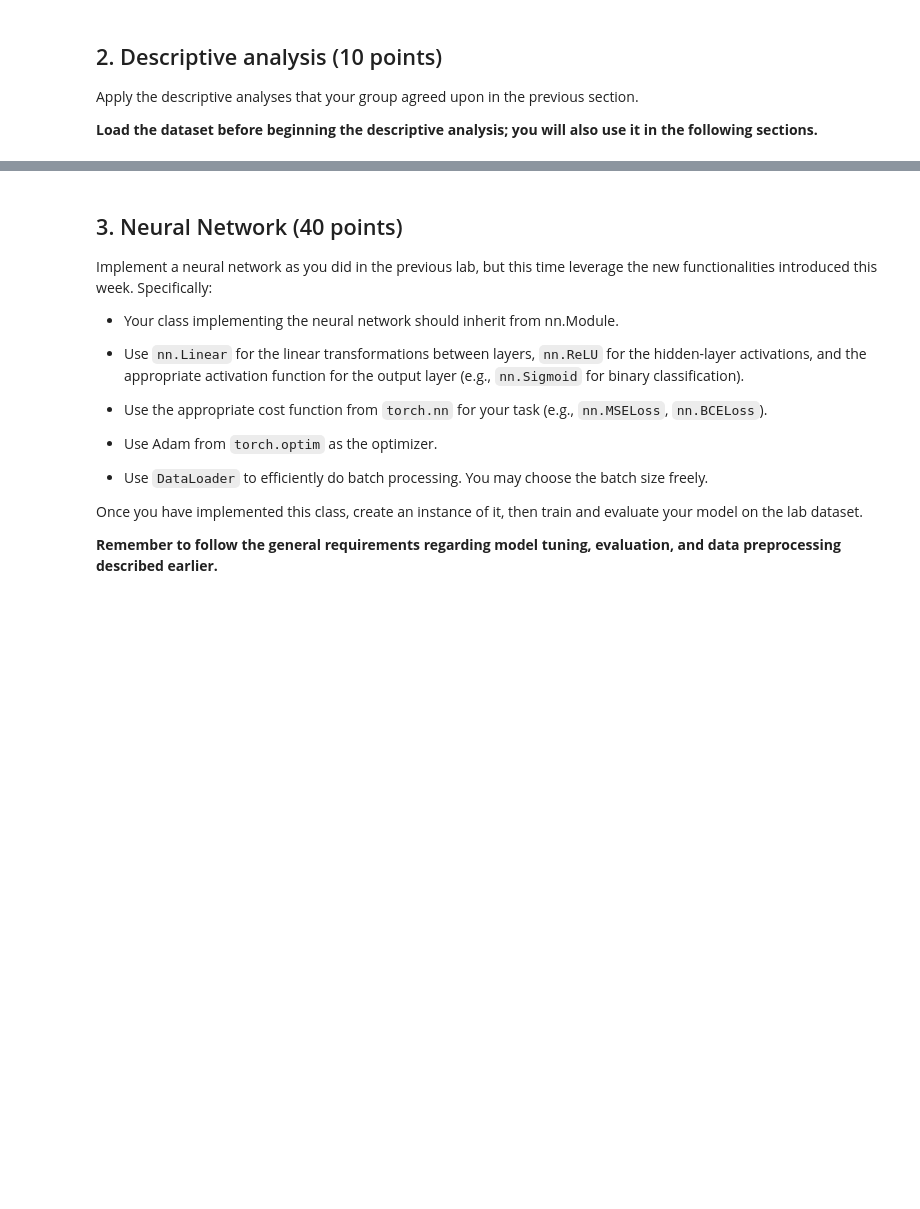
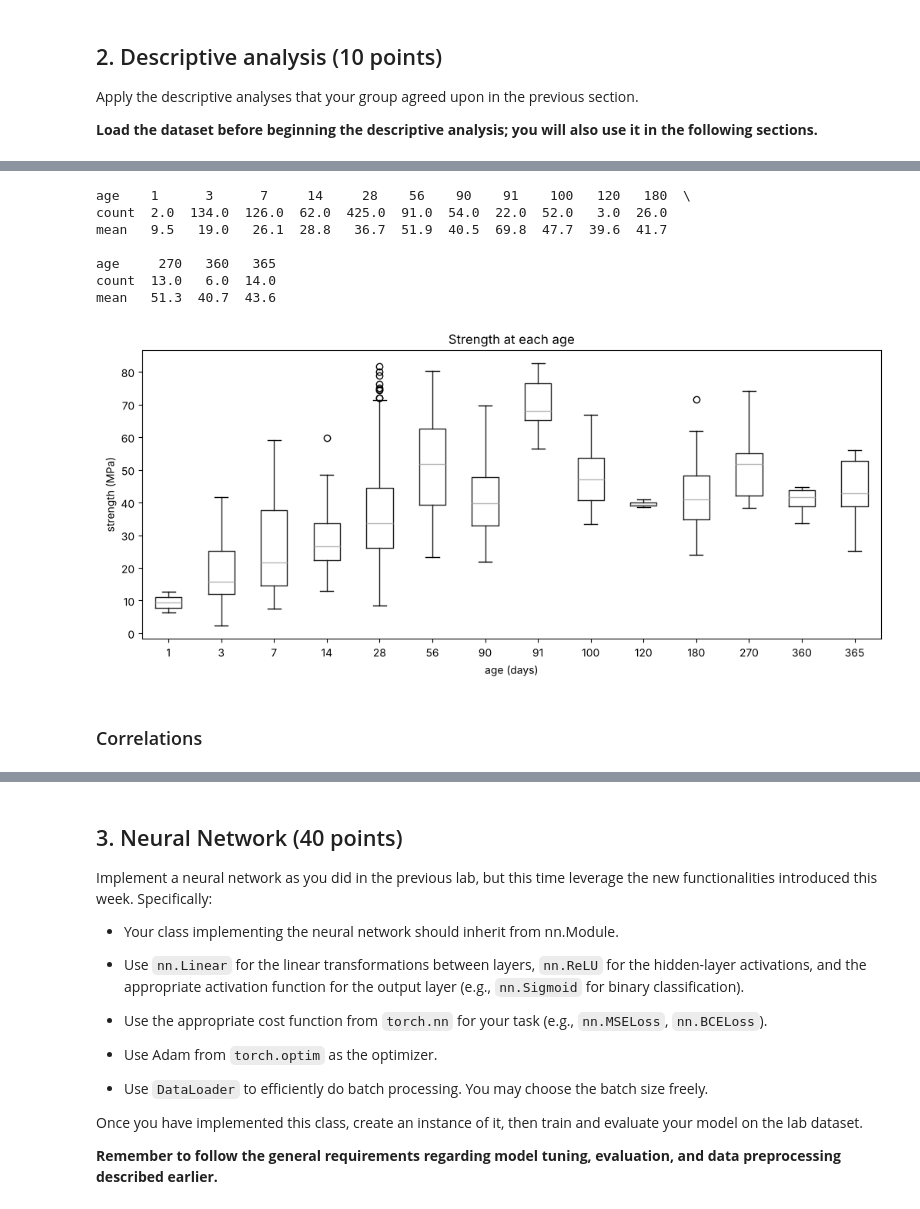
Before and after one commit to AudreyStelle/ML-Lab-3-Non-linear-Dimensionality-Reduction---t-SNE-and-UMAP, a Jupyter notebook: 05-neural-networks-real-data.ipynb, the cells around one changed output, grey strips where cells are left out. Saved outputs shown, nothing was run; the diff lists cells and outputs as text; code cells hidden in the pictures; blank space fills up the shorter version.

```diff
--- a/05-neural-networks-real-data.ipynb
+++ b/05-neural-networks-real-data.ipynb
@@ -69,0 +150,21 @@ Apply the descriptive analyses that your group agreed upon in the previous secti
+# %%
+# age only takes 14 different values, so we compare the strength at each age
+print(df.groupby("age")["strength"].agg(["count", "mean"]).round(1).T)
+
+df.boxplot(column="strength", by="age", grid=False, figsize=(12, 5))
+plt.suptitle("")
+plt.title("Strength at each age")
+plt.xlabel("age (days)")
+plt.ylabel("strength (MPa)")
+plt.show()
+# %% [output]
+age    1      3      7     14     28    56    90    91    100   120   180  \
+count  2.0  134.0  126.0  62.0  425.0  91.0  54.0  22.0  52.0   3.0  26.0
+mean   9.5   19.0   26.1  28.8   36.7  51.9  40.5  69.8  47.7  39.6  41.7
+
+age     270   360   365
+count  13.0   6.0  14.0
+mean   51.3  40.7  43.6
+[figure, added]
+# %% [markdown]
+### Correlations
```
Also changed, not shown: parts of 18 cells of this notebook, 1 other file.
